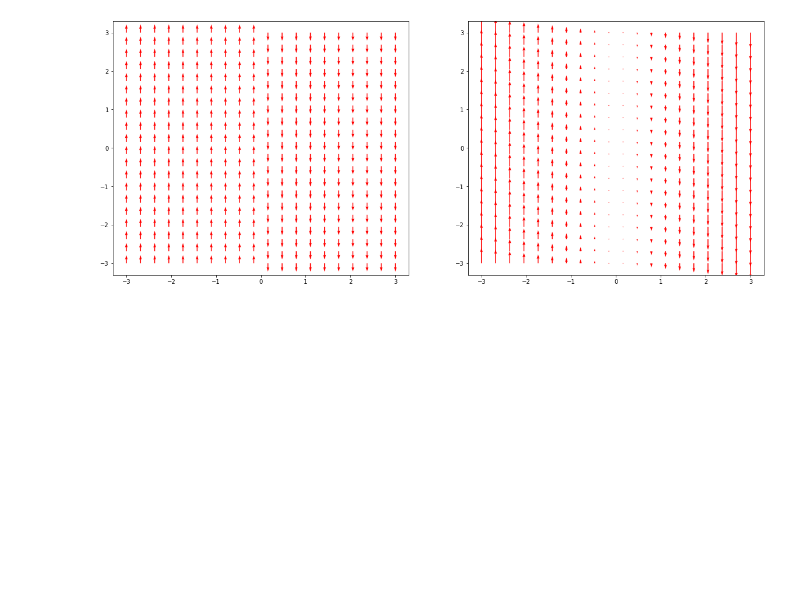
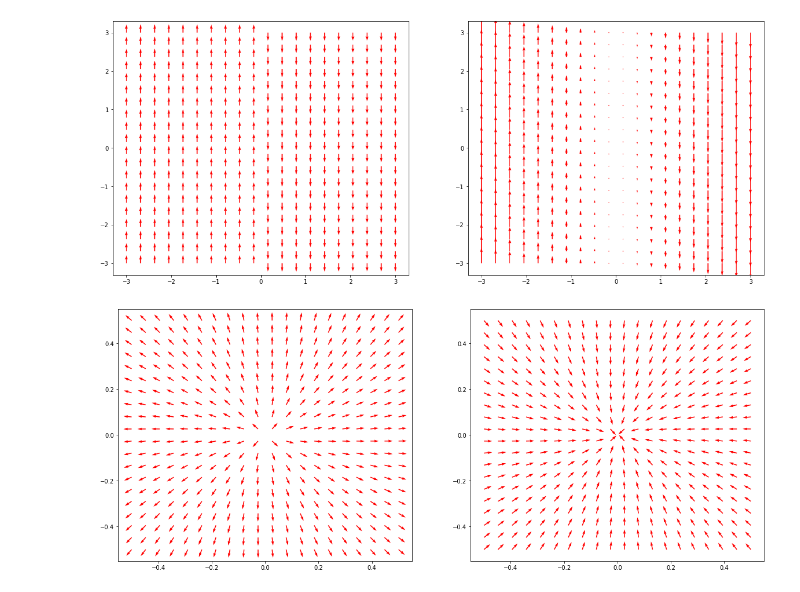
Before and after one commit to gggliuye/for_fun, a Jupyter notebook: NDS/Chapter 7.ipynb, the cells around one changed output. Cells and saved outputs as stored; diff of their text form; code cells hidden in the pictures; blank space fills up the shorter version.

```diff
--- a/NDS/Chapter 7.ipynb
+++ b/NDS/Chapter 7.ipynb
@@ -152,3 +154,22 @@ plt.subplot(122)
 plot_derivative(0.0001, False, [-3, -3] , [3, 3])
 # %% [output]
 [figure]
+# %%
+def grad_example(x, mu, b=1.0, omega=1.0):
+    """ the gradient of the upper function
+    """
+
+    result = np.ones(x.shape)
+    r = x[0, :]
+    result[0, :] = mu * r - r * r * r
+    result[1, :] = omega + b * r * r
+    return result
+# %%
+plt.figure(figsize=(20, 8))
+plt.subplot(121)
+plot_derivative_polar(20, grad_example, 0.5)
+
+plt.subplot(122)
+plot_derivative_polar(-20, grad_example, 0.5)
+# %% [output]
+[figure, added]
```
Also changed, not shown: parts of 3 cells of this notebook.
